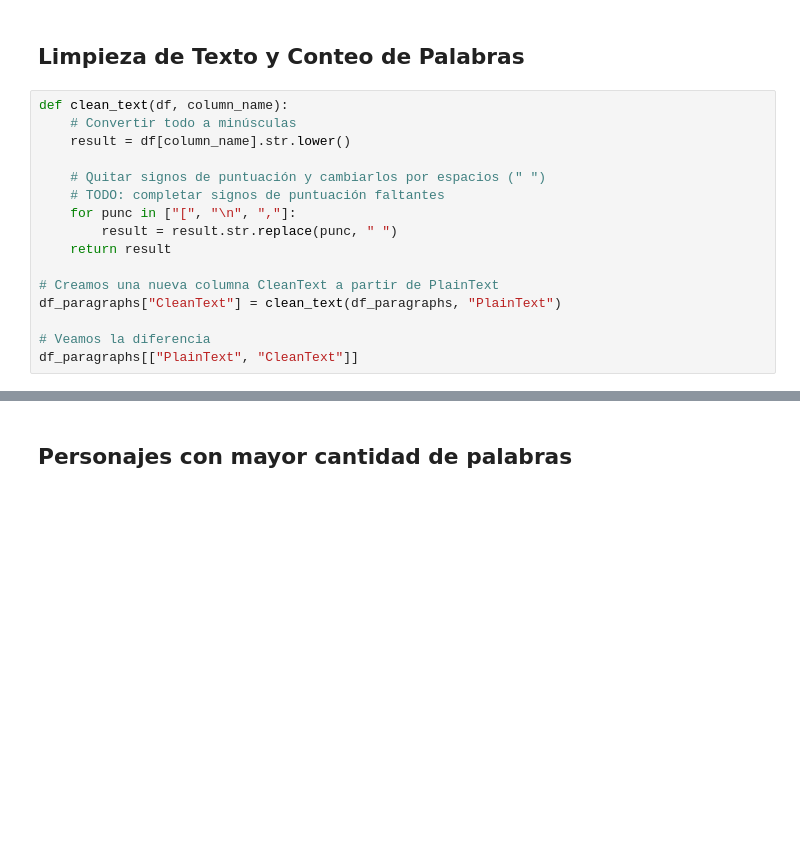
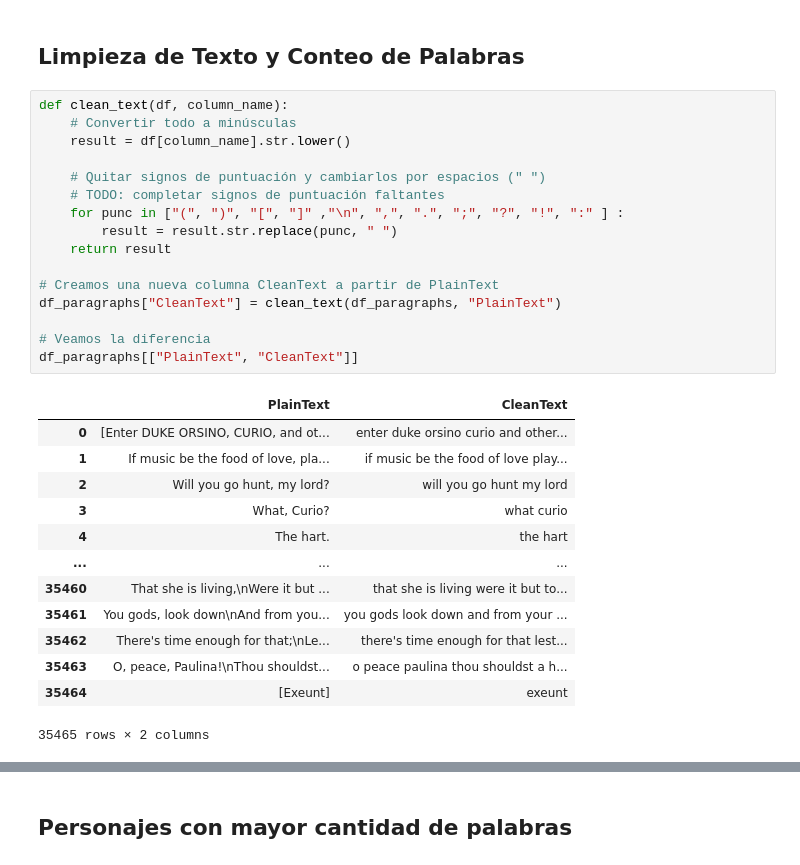
Before and after one commit to srobaina99/Introducci-n-a-ciencia-de-datos, a Jupyter notebook: shakespeare_t1.ipynb, the cells around one changed output, grey strips where cells are left out. Drawn from its saved outputs; the diff is of its cells as text; blank space fills up the shorter version.

```diff
--- a/shakespeare_t1.ipynb
+++ b/shakespeare_t1.ipynb
@@ -288,19 +220,33 @@ array(['Comedy', 'Tragedy', 'History', 'Poem', 'Sonnet'], dtype=object)
 # %%
 def clean_text(df, column_name):
     # Convertir todo a minúsculas
     result = df[column_name].str.lower()
 
     # Quitar signos de puntuación y cambiarlos por espacios (" ")
     # TODO: completar signos de puntuación faltantes
-    for punc in ["[", "\n", ","]:
+    for punc in ["(", ")", "[", "]" ,"\n", ",", ".", ";", "?", "!", ":" ] :
         result = result.str.replace(punc, " ")
     return result
 
 # Creamos una nueva columna CleanText a partir de PlainText
 df_paragraphs["CleanText"] = clean_text(df_paragraphs, "PlainText")
 
 # Veamos la diferencia
 df_paragraphs[["PlainText", "CleanText"]]
+# %% [output]
+|  | PlainText | CleanText |
+| 0 | [Enter DUKE ORSINO, CURIO, and ot... | enter duke orsino curio and other... |
+| 1 | If music be the food of love, pla... | if music be the food of love play... |
+| 2 | Will you go hunt, my lord? | will you go hunt my lord |
+| 3 | What, Curio? | what curio |
+| 4 | The hart. | the hart |
+| ... | ... | ... |
+| 35460 | That she is living,\nWere it but ... | that she is living were it but to... |
+| 35461 | You gods, look down\nAnd from you... | you gods look down and from your ... |
+| 35462 | There's time enough for that;\nLe... | there's time enough for that lest... |
+| 35463 | O, peace, Paulina!\nThou shouldst... | o peace paulina thou shouldst a h... |
+| 35464 | [Exeunt] | exeunt |
+35465 rows × 2 columns
 # %%
 # Convierte párrafos en listas "palabra1 palabra2 palabra3" -> ["palabra1", "palabra2", "palabra3"]
 df_paragraphs["WordList"] = df_paragraphs["CleanText"].str.split()
```
Also changed, not shown: parts of 16 cells of this notebook.
